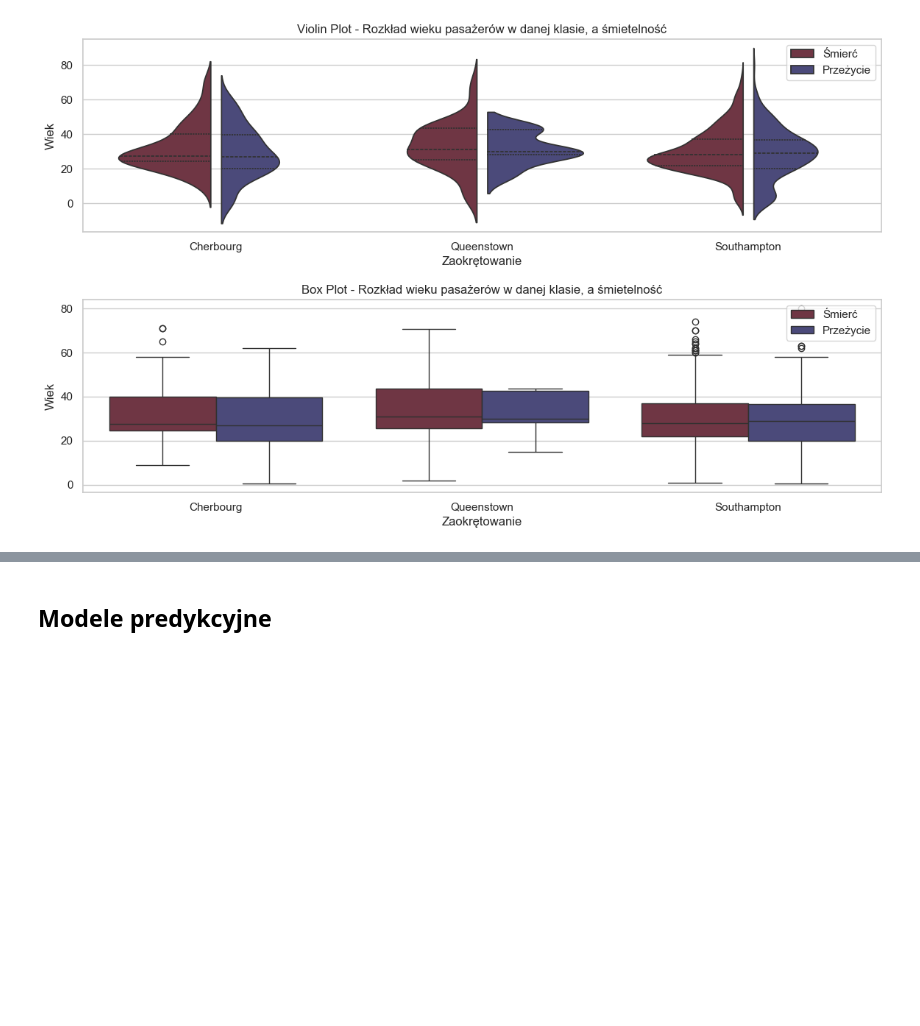
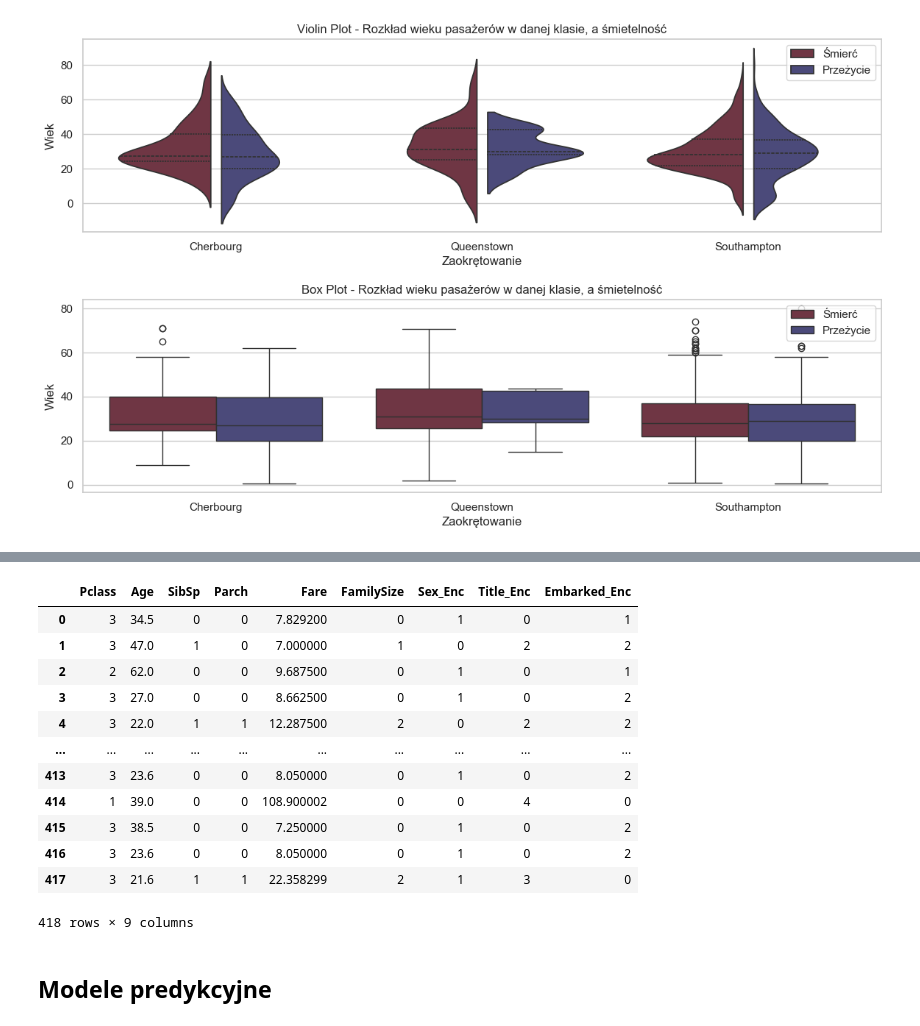
Before and after one commit to Dominik-Sidorczuk/Dominik-Projects, a Jupyter notebook: Titanic/Titanic.ipynb, the cells around one changed output, grey strips where cells are left out. Saved outputs shown, nothing was run; the diff lists cells and outputs as text; code cells hidden in the pictures; blank space fills up the shorter version.

```diff
--- a/Titanic/Titanic.ipynb
+++ b/Titanic/Titanic.ipynb
@@ -549,3 +565,19 @@ ax2.legend(handles, ['Śmierć', 'Przeżycie'])
+# %%
+test
+# %% [output]
+|  | Pclass | Age | SibSp | Parch | Fare | FamilySize | Sex_Enc | Title_Enc | Embarked_Enc |
+| 0 | 3 | 34.5 | 0 | 0 | 7.829200 | 0 | 1 | 0 | 1 |
+| 1 | 3 | 47.0 | 1 | 0 | 7.000000 | 1 | 0 | 2 | 2 |
+| 2 | 2 | 62.0 | 0 | 0 | 9.687500 | 0 | 1 | 0 | 1 |
+| 3 | 3 | 27.0 | 0 | 0 | 8.662500 | 0 | 1 | 0 | 2 |
+| 4 | 3 | 22.0 | 1 | 1 | 12.287500 | 2 | 0 | 2 | 2 |
+| ... | ... | ... | ... | ... | ... | ... | ... | ... | ... |
+| 413 | 3 | 23.6 | 0 | 0 | 8.050000 | 0 | 1 | 0 | 2 |
+| 414 | 1 | 39.0 | 0 | 0 | 108.900002 | 0 | 0 | 4 | 0 |
+| 415 | 3 | 38.5 | 0 | 0 | 7.250000 | 0 | 1 | 0 | 2 |
+| 416 | 3 | 23.6 | 0 | 0 | 8.050000 | 0 | 1 | 0 | 2 |
+| 417 | 3 | 21.6 | 1 | 1 | 22.358299 | 2 | 1 | 3 | 0 |
+418 rows × 9 columns
 # %% [markdown]
 ## Modele predykcyjne
 # %%
```
Also changed, not shown: parts of 5 cells of this notebook, 1 other file.
